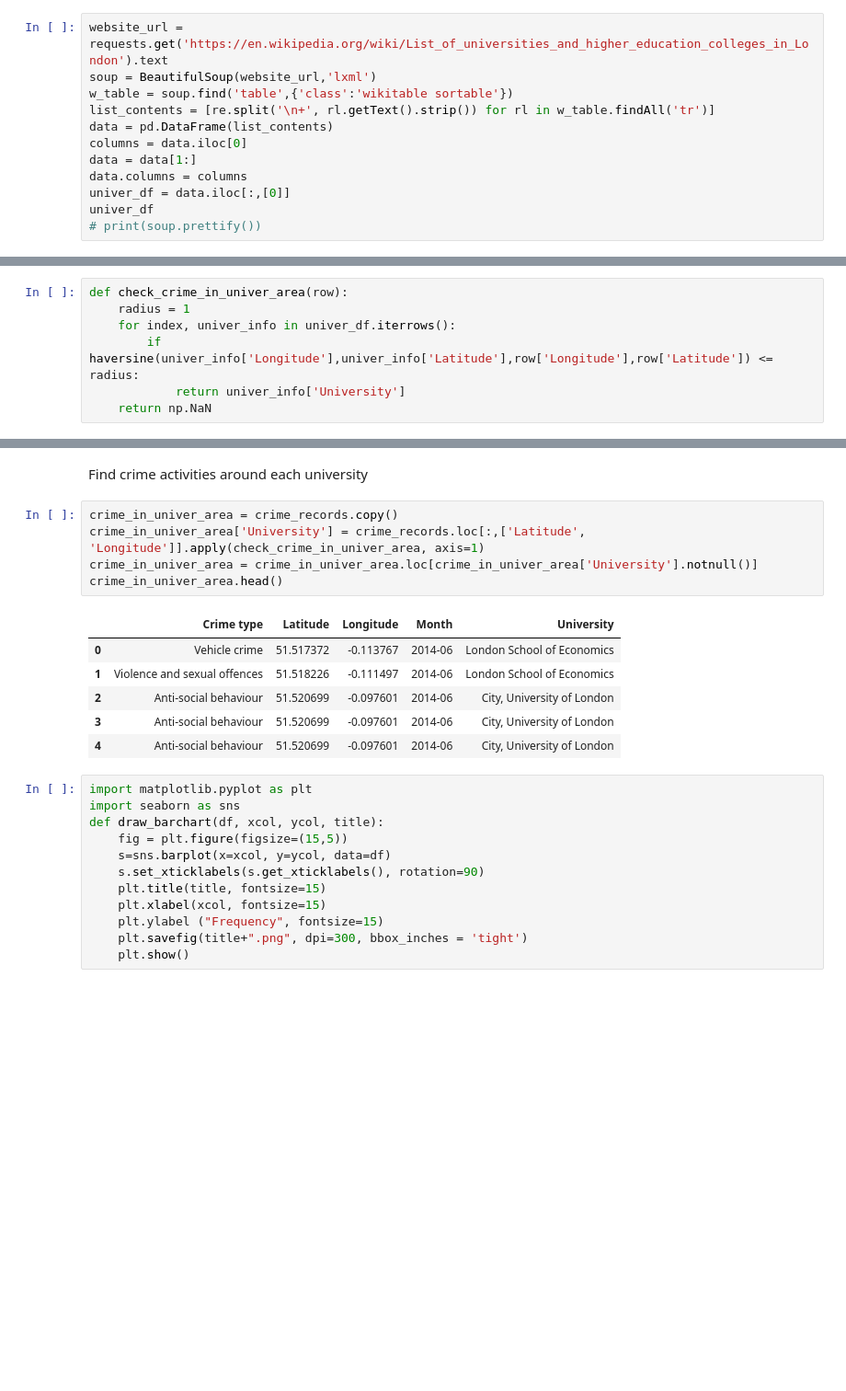
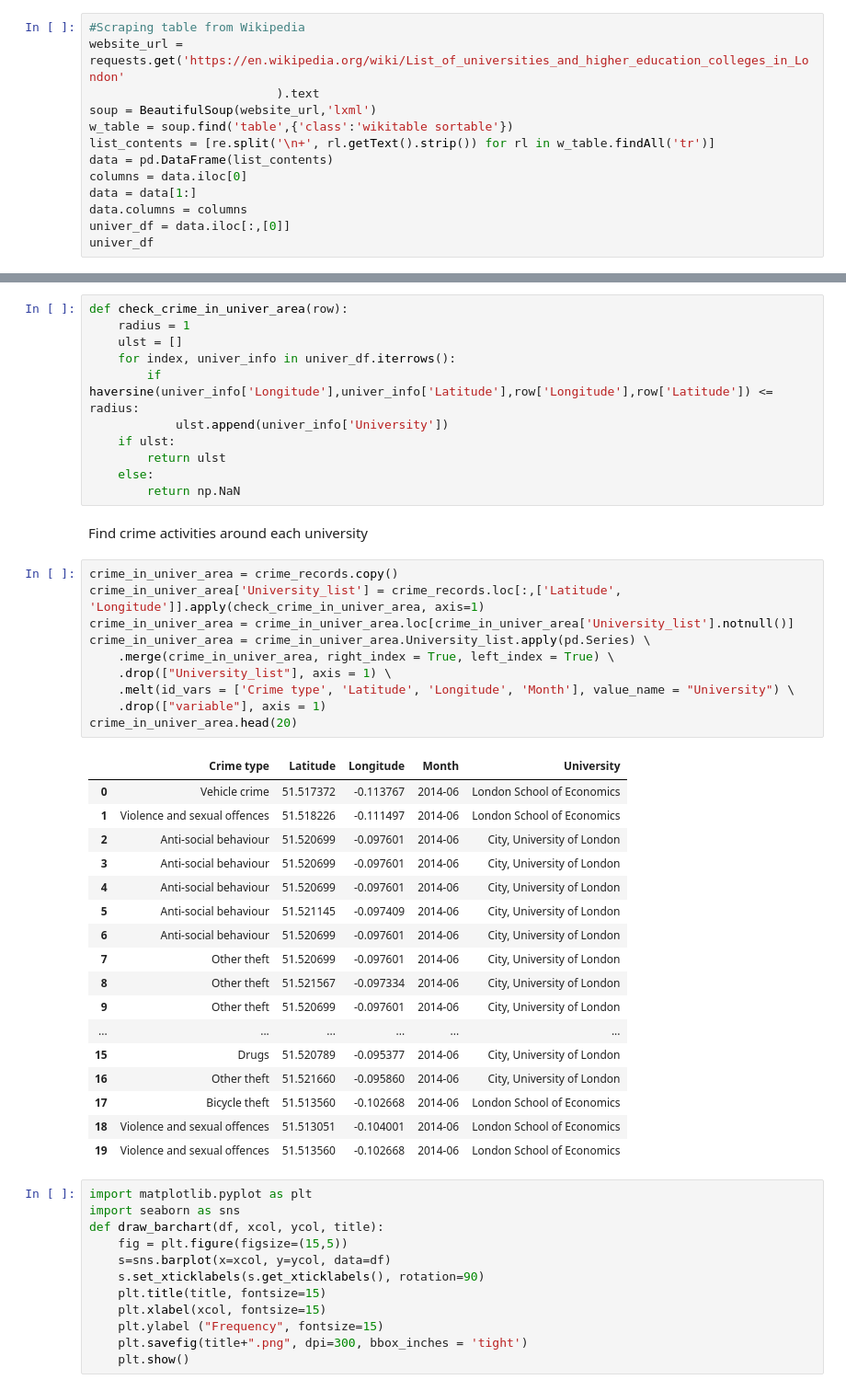
Before and after one commit to UdbT/The-Battle-of-Neighborhoods, a Jupyter notebook: London Clustering.ipynb, the cells around one changed output, grey strips where cells are left out. Shown at 92% size. Cells and saved outputs as stored; diff of their text form; blank space fills up the shorter version.

```diff
--- a/London Clustering.ipynb
+++ b/London Clustering.ipynb
@@ -57,7 +57,9 @@ CLIENT_SECRET:4NLO13KRPOWNET5DYDE5K2NFMC3UQCF52RVUQ2YX22XS5DGE
 # %% [markdown]
 <h1>Scraping London Universities Information From Wikipedia</h1>
 # %%
-website_url = requests.get('https://en.wikipedia.org/wiki/List_of_universities_and_higher_education_colleges_in_London').text
+#Scraping table from Wikipedia
+website_url = requests.get('https://en.wikipedia.org/wiki/List_of_universities_and_higher_education_colleges_in_London'
+                          ).text
 soup = BeautifulSoup(website_url,'lxml')
 w_table = soup.find('table',{'class':'wikitable sortable'})
 list_contents = [re.split('\n+', rl.getText().strip()) for rl in w_table.findAll('tr')]
@@ -67,7 +69,6 @@ data = data[1:]
 data.columns = columns
 univer_df = data.iloc[:,[0]]
 univer_df
-# print(soup.prettify())
 # %% [output]
 |  | University |
 | 1 | Birkbeck, University of London |
@@ -237,10 +241,3 @@ Function to check crime activities around each university
-# %%
-def check_crime_in_univer_area(row):
-    radius = 1
-    for index, univer_info in univer_df.iterrows():
-        if haversine(univer_info['Longitude'],univer_info['Latitude'],row['Longitude'],row['Latitude']) <= radius:
-            return univer_info['University']
-    return np.NaN
 # %% [markdown]
 Prepare crime records from kaggle dataset
 # %%
@@ -258,17 +257,44 @@ crime_records.head()
+# %%
+def check_crime_in_univer_area(row):
+    radius = 1
+    ulst = []
+    for index, univer_info in univer_df.iterrows():
+        if haversine(univer_info['Longitude'],univer_info['Latitude'],row['Longitude'],row['Latitude']) <= radius:
+            ulst.append(univer_info['University'])
+    if ulst:
+        return ulst
+    else:
+        return np.NaN
 # %% [markdown]
 Find crime activities around each university
 # %%
 crime_in_univer_area = crime_records.copy()
-crime_in_univer_area['University'] = crime_records.loc[:,['Latitude', 'Longitude']].apply(check_crime_in_univer_area, axis=1)
-crime_in_univer_area = crime_in_univer_area.loc[crime_in_univer_area['University'].notnull()]
-crime_in_univer_area.head()
+crime_in_univer_area['University_list'] = crime_records.loc[:,['Latitude', 'Longitude']].apply(check_crime_in_univer_area, axis=1)
+crime_in_univer_area = crime_in_univer_area.loc[crime_in_univer_area['University_list'].notnull()]
+crime_in_univer_area = crime_in_univer_area.University_list.apply(pd.Series) \
+    .merge(crime_in_univer_area, right_index = True, left_index = True) \
+    .drop(["University_list"], axis = 1) \
+    .melt(id_vars = ['Crime type', 'Latitude', 'Longitude', 'Month'], value_name = "University") \
+    .drop(["variable"], axis = 1)
+crime_in_univer_area.head(20)
 # %% [output]
 |  | Crime type | Latitude | Longitude | Month | University |
 | 0 | Vehicle crime | 51.517372 | -0.113767 | 2014-06 | London School of Economics |
 | 1 | Violence and sexual offences | 51.518226 | -0.111497 | 2014-06 | London School of Economics |
 | 2 | Anti-social behaviour | 51.520699 | -0.097601 | 2014-06 | City, University of London |
 | 3 | Anti-social behaviour | 51.520699 | -0.097601 | 2014-06 | City, University of London |
 | 4 | Anti-social behaviour | 51.520699 | -0.097601 | 2014-06 | City, University of London |
+| 5 | Anti-social behaviour | 51.521145 | -0.097409 | 2014-06 | City, University of London |
+| 6 | Anti-social behaviour | 51.520699 | -0.097601 | 2014-06 | City, University of London |
+| 7 | Other theft | 51.520699 | -0.097601 | 2014-06 | City, University of London |
+| 8 | Other theft | 51.521567 | -0.097334 | 2014-06 | City, University of London |
+| 9 | Other theft | 51.520699 | -0.097601 | 2014-06 | City, University of London |
+| ... | ... | ... | ... | ... | ... |
+| 15 | Drugs | 51.520789 | -0.095377 | 2014-06 | City, University of London |
+| 16 | Other theft | 51.521660 | -0.095860 | 2014-06 | City, University of London |
+| 17 | Bicycle theft | 51.513560 | -0.102668 | 2014-06 | London School of Economics |
+| 18 | Violence and sexual offences | 51.513051 | -0.104001 | 2014-06 | London School of Economics |
+| 19 | Violence and sexual offences | 51.513560 | -0.102668 | 2014-06 | London School of Economics |
 # %%
 import matplotlib.pyplot as plt
 import seaborn as sns
```
Also changed, not shown: parts of 30 cells of this notebook, 32 other files.
